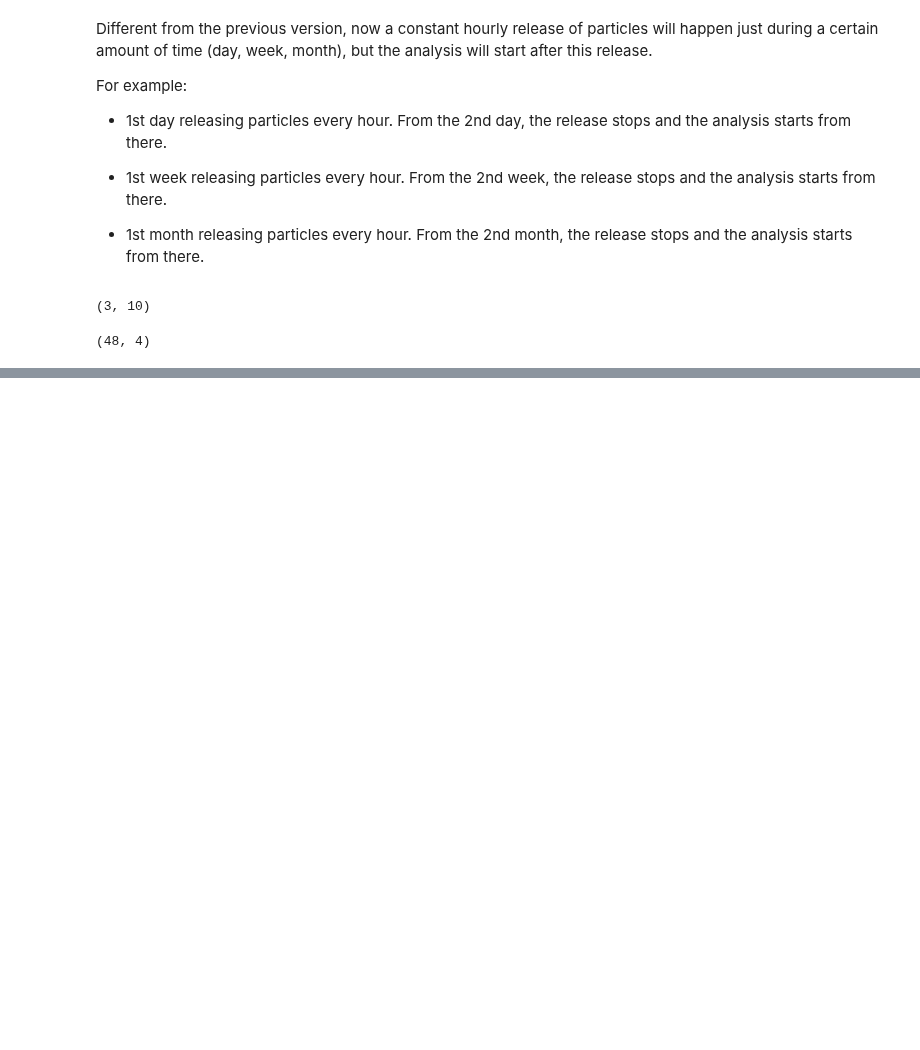
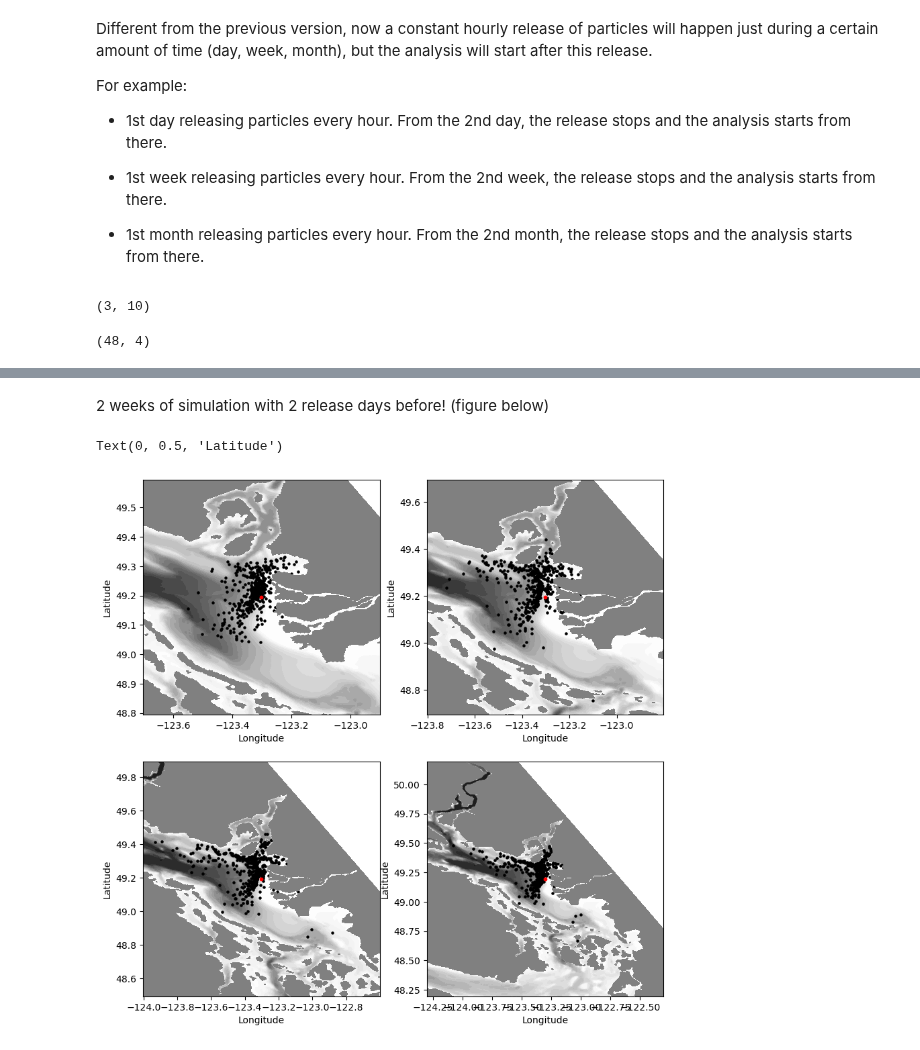
Before and after one commit to SalishSeaCast/analysis-vicente, a Jupyter notebook: Ocean_Parcels/drafts/PBDE_runs/test_params/Variable_release_v2.ipynb, the cells around one changed output, grey strips where cells are left out. Saved outputs shown, nothing was run; the diff lists cells and outputs as text; code cells hidden in the pictures; blank space fills up the shorter version.

```diff
--- a/Ocean_Parcels/drafts/PBDE_runs/test_params/Variable_release_v2.ipynb
+++ b/Ocean_Parcels/drafts/PBDE_runs/test_params/Variable_release_v2.ipynb
@@ -461,0 +439,7 @@ file_name_1week_1day = '/home/vvalenzuela/MOAD/Ocean_Parcels/results/Test_runs/T
+# %%
+data = xr.open_zarr(file_name_2weeks_2days, decode_times=True)
+#data = xr.open_zarr('/home/vvalenzuela/MOAD/Ocean_Parcels/results/Test_runs/Test_hourly_V2/PBDEs_run_for_9_days_15_hourly_particles_20220101_1n_20220110_1n.zarr')
+depth = data.z/data.fact
+# %%
+limit_begin_end = int(timedelta(days=number_of_days_release).total_seconds()/(60*60))
+print(limit_begin_end)
@@ -462,3 +450,11 @@ file_name_1week_1day = '/home/vvalenzuela/MOAD/Ocean_Parcels/results/Test_runs/T
+# %%
+data_analysis = data.isel(obs=slice(limit_begin_end, -limit_begin_end))
+tt = []
+for i in range(0,len(data_analysis.obs)):
+    tt.append(np.min(data_analysis.time[0,0].values).astype('datetime64[s]').tolist() + i*timedelta(hours=1))
+times = np.tile(tt, (len(data_analysis.trajectory), 1))
+#
+data_analysis['time'].values = times
 # %%
 #file_name_1month_1week = simulation_run(datetime(2022,1,1), 30, 15, 7)
 # simulation starts on the 1st of January 2022, 30 days long with 15 particles being release hourly for just 1 week
@@ -470,0 +484,50 @@ depth = data.z/data.fact
+# %% [markdown]
+2 weeks of simulation with 2 release days before!
+(figure below)
+# %%
+fig,axs=plt.subplots(2,2,figsize=(10,10))
+tt_1 = 48
+tt_2 = 100
+tt_3 = 200
+tt_4 = 335
+#dt=10
+#tt = 30
+blevels = list(np.arange(0,500,20))
+im=axs[0,0].contourf(coords.nav_lon, coords.nav_lat, mask.totaldepth[:,:],zorder=1,cmap = 'Greys',levels=blevels)
+axs[0,0].contourf(coords.nav_lon, coords.nav_lat, mask.umask[0,0,:,:],zorder=2,cmap='gray',levels=[-1,0])
+axs[0,0].scatter(data_analysis.lon[:,tt_1], data_analysis.lat[:,tt_1], c = 'k', s = 5)
+axs[0,0].scatter(clon[0], clat[0], c = 'r', s = 10)
+axs[0,0].set_ylim([clat[0]-0.4,clat[0]+0.4])
+axs[0,0].set_xlim([clon[0]-0.4,clon[0]+0.4])
+axs[0,0].set_xlabel('Longitude')
+axs[0,0].set_ylabel('Latitude')
+#
+im=axs[0,1].contourf(coords.nav_lon, coords.nav_lat, mask.totaldepth[:,:],zorder=1,cmap = 'Greys',levels=blevels)
+axs[0,1].contourf(coords.nav_lon, coords.nav_lat, mask.umask[0,0,:,:],zorder=2,cmap='gray',levels=[-1,0])
+axs[0,1].scatter(data_analysis.lon[:,tt_2], data_analysis.lat[:,tt_2], c = 'k', s = 5)
+axs[0,1].scatter(clon[0], clat[0], c = 'r', s = 10)
+axs[0,1].set_ylim([clat[0]-0.5,clat[0]+0.5])
+axs[0,1].set_xlim([clon[0]-0.5,clon[0]+0.5])
+axs[0,1].set_xlabel('Longitude')
+axs[0,1].set_ylabel('Latitude')
+#
+im=axs[1,0].contourf(coords.nav_lon, coords.nav_lat, mask.totaldepth[:,:],zorder=1,cmap = 'Greys',levels=blevels)
+axs[1,0].contourf(coords.nav_lon, coords.nav_lat, mask.umask[0,0,:,:],zorder=2,cmap='gray',levels=[-1,0])
+axs[1,0].scatter(data_analysis.lon[:,tt_3], data_analysis.lat[:,tt_3], c = 'k', s = 5)
+axs[1,0].scatter(clon[0], clat[0], c = 'r', s = 10)
+axs[1,0].set_ylim([clat[0]-0.7,clat[0]+0.7])
+axs[1,0].set_xlim([clon[0]-0.7,clon[0]+0.7])
+axs[1,0].set_xlabel('Longitude')
+axs[1,0].set_ylabel('Latitude')
+#
+im=axs[1,1].contourf(coords.nav_lon, coords.nav_lat, mask.totaldepth[:,:],zorder=1,cmap = 'Greys',levels=blevels)
+axs[1,1].contourf(coords.nav_lon, coords.nav_lat, mask.umask[0,0,:,:],zorder=2,cmap='gray',levels=[-1,0])
+axs[1,1].scatter(data_analysis.lon[:,tt_4], data_analysis.lat[:,tt_4], c = 'k', s = 5)
+axs[1,1].scatter(clon[0], clat[0], c = 'r', s = 10)
+axs[1,1].set_ylim([clat[0]-1,clat[0]+1])
+axs[1,1].set_xlim([clon[0]-1,clon[0]+1])
+axs[1,1].set_xlabel('Longitude')
+axs[1,1].set_ylabel('Latitude')
+# %% [output]
+Text(0, 0.5, 'Latitude')
+[figure, added]
```
Also changed, not shown: parts of 25 cells of this notebook, 9 other files.
